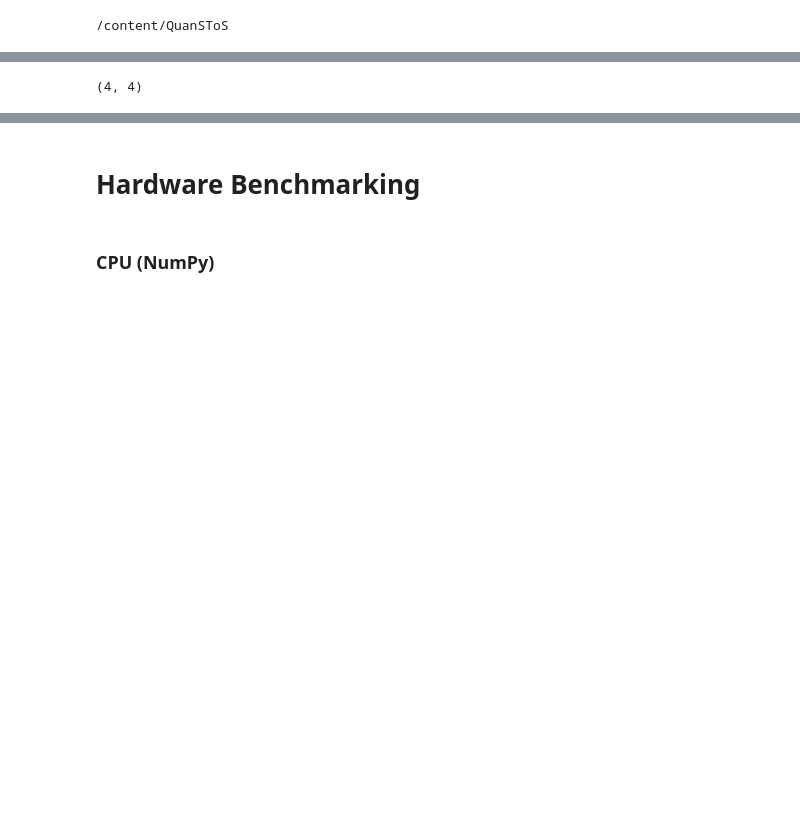
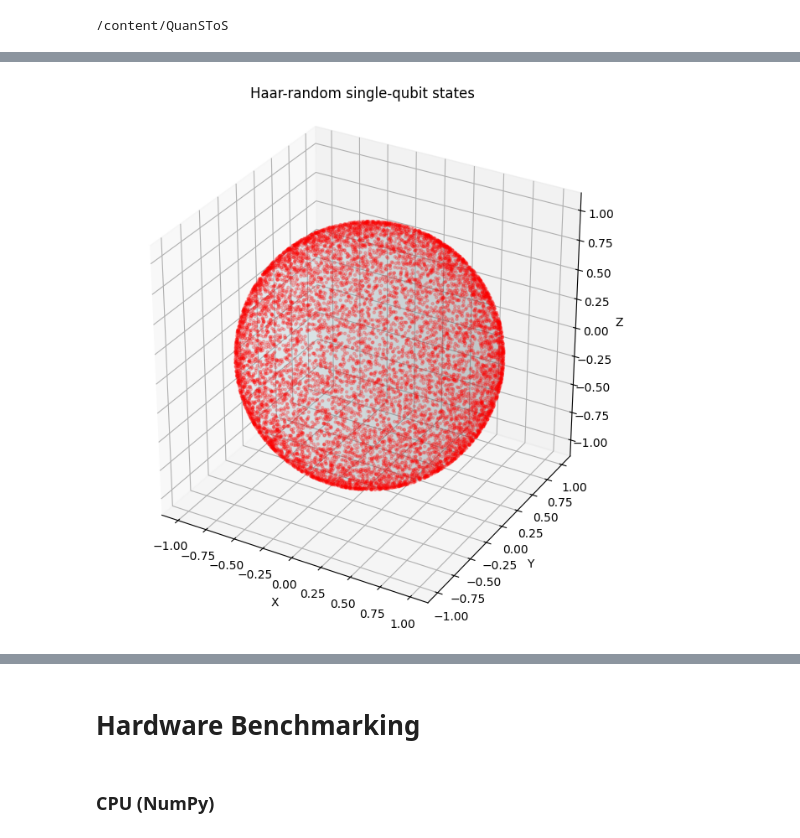
Before and after one commit to Ankit-539/QuanSToS, a Jupyter notebook: experiment.ipynb, the cells around one changed output, grey strips where cells are left out. Saved outputs shown, nothing was run; the diff lists cells and outputs as text; code cells hidden in the pictures; blank space fills up the shorter version.

Commit message:
added bloch sphere for pole and non-pole biased distributions

```diff
--- a/experiment.ipynb
+++ b/experiment.ipynb
@@ -149,4 +151,54 @@ plot_counts(result, ["XX", "XZ", "ZX", "ZZ"])
-# %%
-rho.shape
-# %% [output]
-(4, 4)
+# %%
+bloch_vectors = []
+num_samples = 10000
+
+for _ in range(num_samples):
+    rho = get_random_haar(1, array_api_compat.numpy, np.random)
+    r = bloch_vector(rho)
+    bloch_vectors.append(r)
+
+rng = np.random.default_rng(42)
+
+vectors_np = np.asarray(bloch_vectors)
+
+fig = plt.figure(figsize=(8, 8))
+ax = fig.add_subplot(111, projection="3d")
+
+# Bloch sphere
+u = np.linspace(0, 2 * np.pi, 100)
+v = np.linspace(0, np.pi, 50)
+
+x_sphere = np.outer(np.cos(u), np.sin(v))
+y_sphere = np.outer(np.sin(u), np.sin(v))
+z_sphere = np.outer(np.ones_like(u), np.cos(v))
+
+ax.plot_surface(
+    x_sphere,
+    y_sphere,
+    z_sphere,
+    color="lightblue",
+    alpha=0.15,
+    linewidth=0
+)
+
+# Haar-random states
+ax.scatter(
+    vectors_np[:, 0],
+    vectors_np[:, 1],
+    vectors_np[:, 2],
+    s=5,
+    alpha=0.2,
+    color="red"
+)
+
+ax.set_xlabel("X")
+ax.set_ylabel("Y")
+ax.set_zlabel("Z")
+
+ax.set_title("Haar-random single-qubit states")
+
+ax.set_box_aspect([1, 1, 1])
+
+plt.show()
+# %% [output]
+[figure, added]
```
Also changed, not shown: parts of 9 cells of this notebook.
